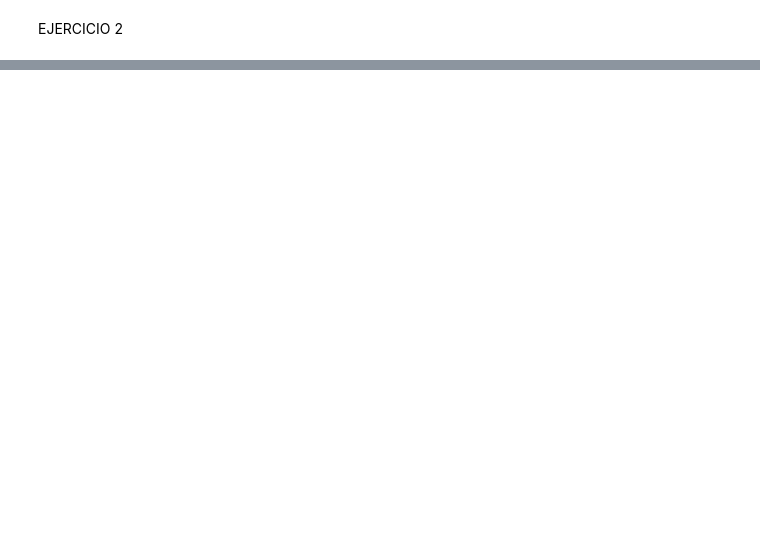
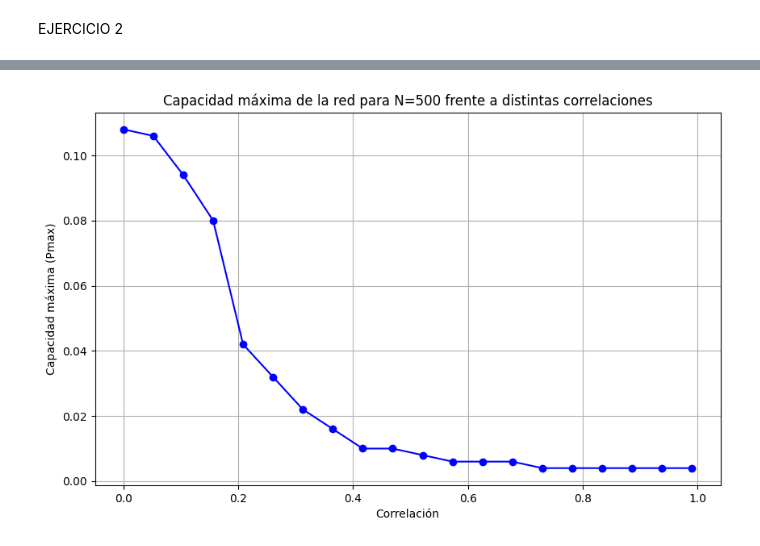
Before and after one commit to Milidoni0cris/Redes-Neuronales, a Jupyter notebook: TP1/TP1_RedesNeuronales.ipynb, the cells around one changed output, grey strips where cells are left out. Cells and saved outputs as stored; diff of their text form; code cells hidden in the pictures; blank space fills up the shorter version.

```diff
--- a/TP1/TP1_RedesNeuronales.ipynb
+++ b/TP1/TP1_RedesNeuronales.ipynb
@@ -414,0 +332,98 @@ def capacity_by_correlation(P_error, correlation, N):
+# %%
+def generate_correlated_patterns_bernoulli(base_pattern, correlation, num_patterns):
+    """
+    Genera patrones correlacionados utilizando una distribución Bernoulli controlada por un vector de arranque.
+
+    Parameters:
+    - base_pattern: Patrón base a partir del cual generar los nuevos patrones.
+    - correlation: Grado de correlación deseada (entre 0 y 1).
+    - num_patterns: Número de patrones correlacionados a generar.
+
+    Returns:
+    - correlated_patterns: Matriz con los patrones correlacionados.
+    """
+    N = len(base_pattern)
+    correlated_patterns = np.empty((N, num_patterns))
+
+    for i in range(num_patterns):
+        for j in range(N):
+            prob = (1 + correlation) / 2 if base_pattern[j] == 1 else (1 - correlation) / 2
+            correlated_patterns[j, i] = 1 if np.random.rand() < prob else -1
+
+    return correlated_patterns
+
+def capacity_by_error_correlated(P_error, N, correlation, max_iter=1000):
+    """
+    Calcula la capacidad máxima de la red de Hopfield para patrones correlacionados.
+
+    Parameters:
+    - P_error: Error máximo permitido.
+    - N: Número de neuronas.
+    - correlation: Correlación entre los patrones.
+    - max_iter: Número máximo de iteraciones permitidas.
+
+    Returns:
+    - Capacidad máxima estimada.
+    """
+    hopfield_net = HopfieldNetwork(N)
+    patterns_accumulated = np.empty((N, 0))
+    error_neurons = 0
+    iteration = 0
+
+    # Generar patrón base aleatorio
+    base_pattern = generate_random_pattern(N)
+
+    while error_neurons < P_error and iteration < max_iter:
+        # Generamos un nuevo patrón correlacionado con la distribución Bernoulli
+        correlated_pattern = generate_correlated_patterns_bernoulli(base_pattern, correlation, 1).reshape(N, 1)
+
+        hopfield_net.train(correlated_pattern)
+        patterns_accumulated = np.hstack((patterns_accumulated, correlated_pattern))
+
+        evaluated_patterns = hopfield_net.evaluate_synchronous(patterns_accumulated)
+
+        differences = evaluated_patterns - patterns_accumulated
+        error_neurons = np.count_nonzero(differences) / (patterns_accumulated.shape[1] * N)
+
+        iteration += 1
+
+        print(f"Iteración: {iteration}, Error: {error_neurons:.5f}")
+    capacity = (patterns_accumulated.shape[1] - 1) / N
+    return capacity
+
+def plot_capacity_by_correlation(N, P_error, correlations, max_iter=1000):
+    """
+    Genera un gráfico de la capacidad máxima de la red (Pmax) para distintas correlaciones
+    y un número fijo de neuronas N.
+
+    Parameters:
+    - N: Número de neuronas (constante).
+    - P_error: Error máximo permitido para evaluar Pmax.
+    - correlations: Lista de valores de correlación a probar.
+    - max_iter: Número máximo de iteraciones permitidas en el entrenamiento.
+    """
+    Pmax_values = []
+
+    for corr in correlations:
+        print(f"Calculando para correlación: {corr}")
+
+        capacities = capacity_by_error_correlated(P_error, N, corr, max_iter)
+        Pmax_values.append(capacities)
+
+    # Graficar Pmax en función de las correlaciones
+    plt.figure(figsize=(10, 6))
+    plt.plot(correlations, Pmax_values, marker='o', linestyle='-', color='b')
+    plt.xlabel('Correlación')
+    plt.ylabel('Capacidad máxima (Pmax)')
+    plt.title(f'Capacidad máxima de la red para N={N} frente a distintas correlaciones')
+    plt.grid(True)
+    plt.show()
+
+# Parámetros
+N = 500
+P_error = 0.001
+correlations = np.linspace(0, 0.99, 20)  # Correlaciones desde 0 hasta 1 (0, 0.1, 0.2, ..., 1)
+
+# Llamar a la función de graficado
+plot_capacity_by_correlation(N, P_error, correlations, max_iter=200)
+# %% [output]
@@ -414,0 +447 @@ def capacity_by_correlation(P_error, correlation, N):
+[figure, added]
```
Also changed, not shown: parts of 13 cells of this notebook.
